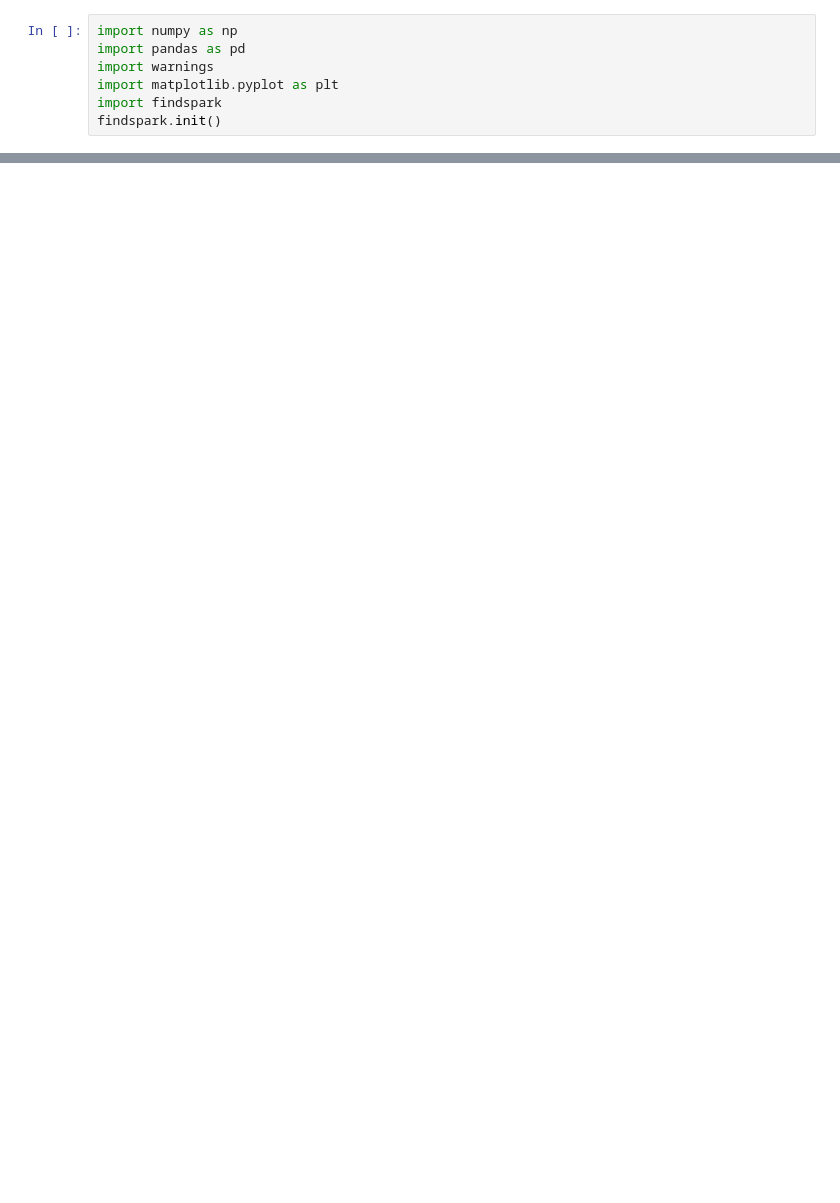
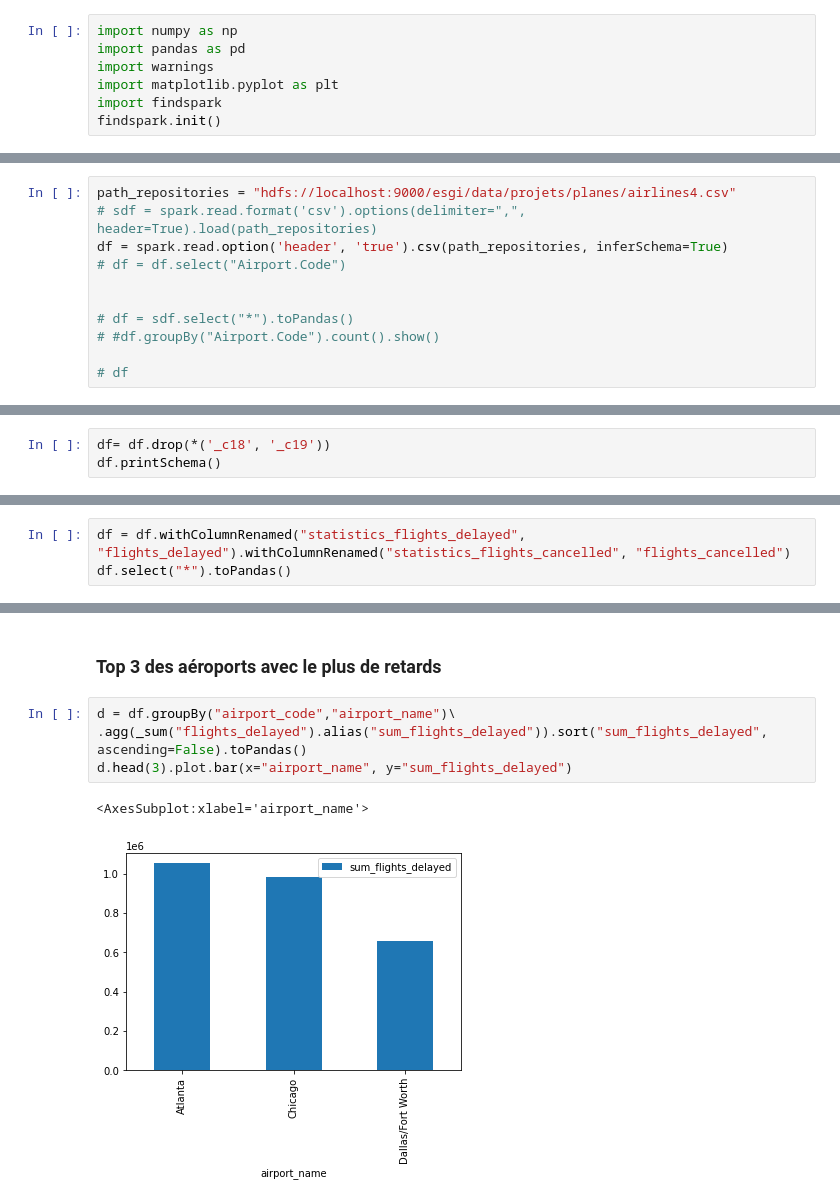
Before and after one commit to CapDRAKE/hadoop-project, a Jupyter notebook: notebook hadoop .ipynb, the cells around one changed output, grey strips where cells are left out. Saved outputs shown, nothing was run; the diff lists cells and outputs as text; blank space fills up the shorter version.

```diff
--- a/notebook hadoop .ipynb
+++ b/notebook hadoop .ipynb
@@ -302,0 +33,11 @@ None2004
+# %%
+path_repositories = "hdfs://localhost:9000/esgi/data/projets/planes/airlines4.csv"
+# sdf = spark.read.format('csv').options(delimiter=",", header=True).load(path_repositories)
+df = spark.read.option('header', 'true').csv(path_repositories, inferSchema=True)
+# df = df.select("Airport.Code")
+
+
+# df = sdf.select("*").toPandas()
+# #df.groupBy("Airport.Code").count().show()
+
+# df
@@ -302,0 +70,3 @@ None2004
+# %%
+df= df.drop(*('_c18', '_c19'))
+df.printSchema()
@@ -302,0 +95,3 @@ None2004
+# %%
+df = df.withColumnRenamed("statistics_flights_delayed", "flights_delayed").withColumnRenamed("statistics_flights_cancelled", "flights_cancelled")
+df.select("*").toPandas()
@@ -302,0 +234,9 @@ None2004
+# %% [markdown]
+### Top 3 des aéroports avec le plus de retards
+# %%
+d = df.groupBy("airport_code","airport_name")\
+.agg(_sum("flights_delayed").alias("sum_flights_delayed")).sort("sum_flights_delayed", ascending=False).toPandas()
+d.head(3).plot.bar(x="airport_name", y="sum_flights_delayed")
+# %% [output]
+<AxesSubplot:xlabel='airport_name'>
+[figure, added]
```
Also changed, not shown: parts of 80 cells of this notebook, 2 other files.
